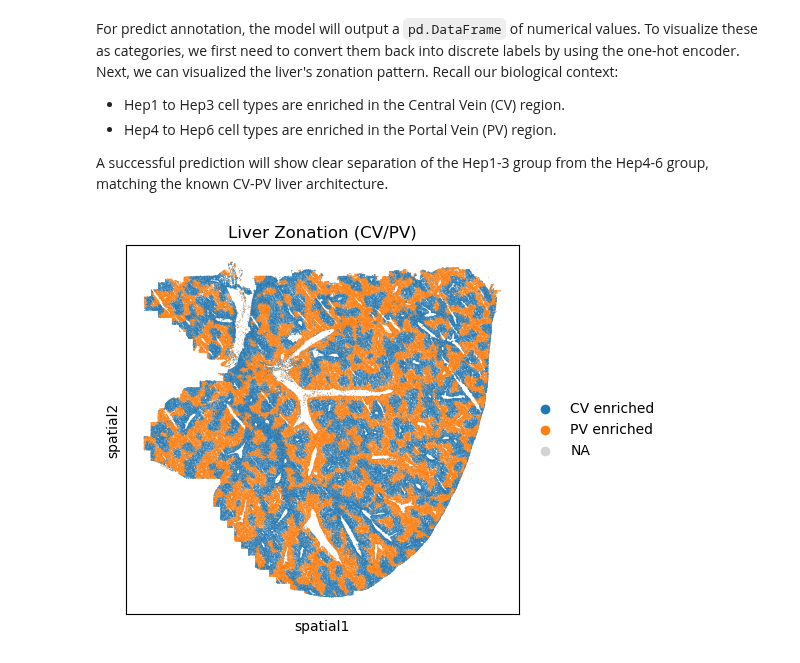
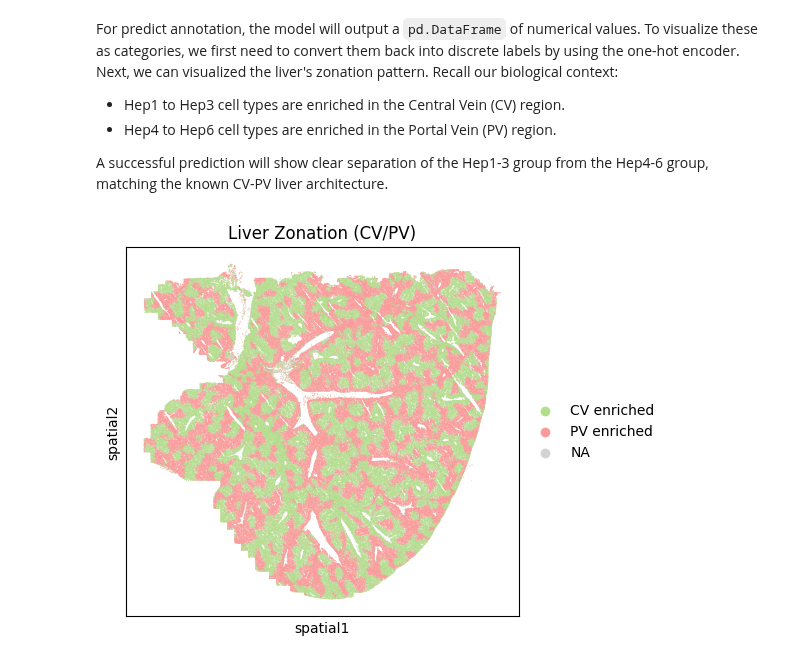
Before and after one commit to hannshu/spaAnchor-docs, a Jupyter notebook: docs/source/asymmetric_translation.ipynb, the cells around one changed output. Cells and saved outputs as stored; diff of their text form; code cells hidden in the pictures.

```diff
--- a/docs/source/asymmetric_translation.ipynb
+++ b/docs/source/asymmetric_translation.ipynb
@@ -36,8 +43,11 @@ Features should be stored as a `pd.DataFrame` data structure.
 protein_idx = ['Alb', 'M6PR', 'CathB', 'Perilipin', 'Sqstm1', 'LC3b',
 'TOMM20', 'Calreticulin', 'pS6RP', 'Na+/K+ATPase', 'SNAP23', 'TOM70',
 'Rab7', 'Vimentin', 'Gapdh']
-adata0.obsm["protein"] = pd.DataFrame(adata0.obs[protein_idx].to_numpy(),
-                                      index=adata0.obs_names, columns=protein_idx)
+adata0.obsm["protein"] = pd.DataFrame(
+    adata0.obs[protein_idx].to_numpy(),
+    index=adata0.obs_names,
+    columns=protein_idx
+)
 
 # Filter the protein non expressed cells
 idx = np.ones(adata0.shape[0])
@@ -47,6 +57,9 @@ adata0 = adata0[idx.astype(bool)]
 enc = OneHotEncoder(handle_unknown='ignore')
 enc.fit(adata0.obs["condition"].to_numpy().reshape(-1, 1))
 onehot_label = enc.transform(adata0.obs["condition"].to_numpy().reshape(-1, 1)).toarray()
-adata0.obsm["annotation"] = pd.DataFrame(onehot_label,
-                            index=adata0.obs_names, columns=range(onehot_label.shape[1]))
+adata0.obsm["annotation"] = pd.DataFrame(
+    onehot_label,
+    index=adata0.obs_names,
+    columns=range(onehot_label.shape[1])
+)
 # %% [markdown]
@@ -56,7 +69,8 @@ Model will predict all type of features you designated at `feature_key`.
 # %%
-tgt_id = np.zeros((2, 2), dtype=np.bool_)
+tgt_id = np.zeros((3, 3), dtype=np.bool_)
 tgt_id[1][0] = True
+tgt_id[1][2] = True
 
 model = sa.asymmetric_translation(preprocess=False, feature_key=["X", "protein", "annotation"])
-predicted_result = model([adata0.copy(), adata1.copy()], tgt_id)
+predicted_result = model([adata0.copy(), adata1.copy(), adata2.copy()], tgt_id)
 # %% [output]
@@ -71,6 +96,5 @@ After prediction, user can visualize the spatial distribution of important gene
 # %%
-adata1.obs_names += "-1"
-result_adata1 = adata1[predicted_result[1]["X"].index]
-result_adata1.obs[["pred_il23a", "pred_fcer1a"]] = predicted_result[1]["X"][["Il23a", "Fcer1a"]]
-sc.pl.spatial(result_adata1, color=["pred_il23a", "pred_fcer1a"], title=["Il23a\n(CV related)", "Fcer1a\n(PV related)"], cmap="Blues", spot_size=20)
+result_adata = adata1[predicted_result[1]["X_from_0"].index]
+result_adata.obs[["pred_Il23a", "pred_Fcer1a"]] = predicted_result[1]["X_from_0"][["Il23a", "Fcer1a"]]
+sc.pl.spatial(result_adata, color=["pred_Il23a", "pred_Fcer1a"], title=["Il23a\n(CV related)", "Fcer1a\n(PV related)"], vmin=0, cmap="Blues", spot_size=20)
 # %% [output]
@@ -78,6 +102,6 @@ sc.pl.spatial(result_adata1, color=["pred_il23a", "pred_fcer1a"], title=["Il23a\
 # %% [markdown]
 Using the same way, user can visualize the protein marker.
 # %%
-result_adata1.obs["pred_alb"] = predicted_result[1]["protein"]["Alb"]
-sc.pl.spatial(result_adata1, color=["pred_alb"], title=["Alb\n(PV enriched)"], vmin=0.33, cmap="Blues", spot_size=20)
+result_adata.obs["pred_Alb"] = predicted_result[1]["protein_from_0"]["Alb"]
+sc.pl.spatial(result_adata, color=["pred_Alb"], title=["Alb\n(PV enriched)"], vmin=0.33, cmap="Blues", spot_size=20)
 # %% [output]
@@ -92,13 +116,14 @@ Recall our biological context:
 
 A successful prediction will show clear separation of the Hep1-3 group from the Hep4-6 group, matching the known CV-PV liver architecture.
 # %%
-result_adata1.obs["pred_annotation"] = enc.inverse_transform(predicted_result[1]["annotation"].to_numpy()).reshape(-1)
-region_list = np.array([None]*result_adata1.shape[0])
+result_adata.obs["pred_annotation"] = enc.inverse_transform(predicted_result[1]["annotation_from_0"].to_numpy()).reshape(-1)
+region_list = np.array([None]*result_adata.shape[0])
 cv_list = ["adlib_Hep1", "adlib_Hep2", "adlib_Hep3"]
 pv_list = ["adlib_Hep4", "adlib_Hep5", "adlib_Hep6"]
-region_list[[i in cv_list for i in result_adata1.obs["pred_annotation"]]] = "CV enriched"
-region_list[[i in pv_list for i in result_adata1.obs["pred_annotation"]]] = "PV enriched"
-result_adata1.obs["pred_region"] = region_list
-sc.pl.spatial(result_adata1, color=["pred_region"], title=["Liver Zonation (CV/PV)"], spot_size=20)
+region_list[[i in cv_list for i in result_adata.obs["pred_annotation"]]] = "CV enriched"
+region_list[[i in pv_list for i in result_adata.obs["pred_annotation"]]] = "PV enriched"
+result_adata.obs["pred_region"] = region_list
+cv_pv_color = {"CV enriched": plt.get_cmap("Paired")(2), "PV enriched": plt.get_cmap("Paired")(4)}
+sc.pl.spatial(result_adata, color=["pred_region"], title=["Liver Zonation (CV/PV)"], palette=cv_pv_color, na_color="lightgray", spot_size=20)
 # %% [output]
-[figure, old version]
+[figure, new version]
```
Also changed, not shown: parts of 8 cells of this notebook, 14 other files.
